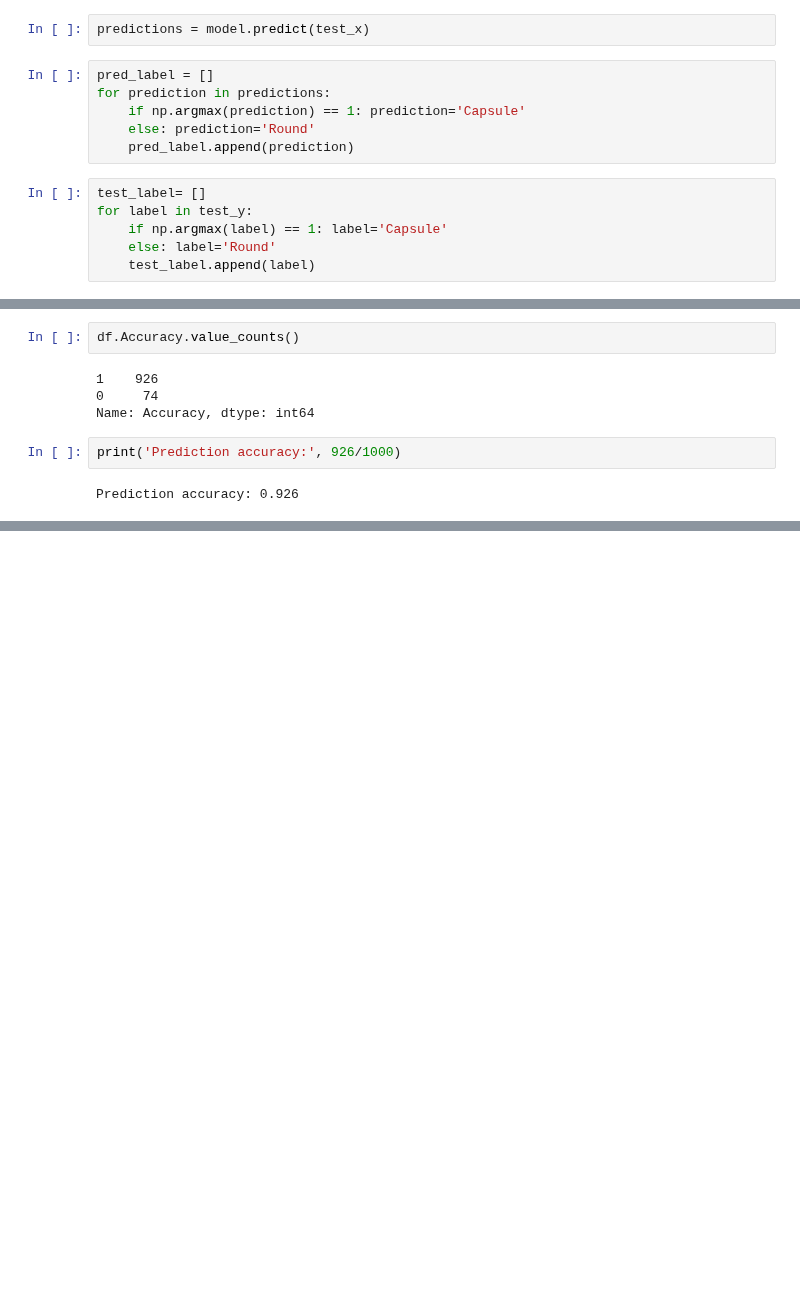
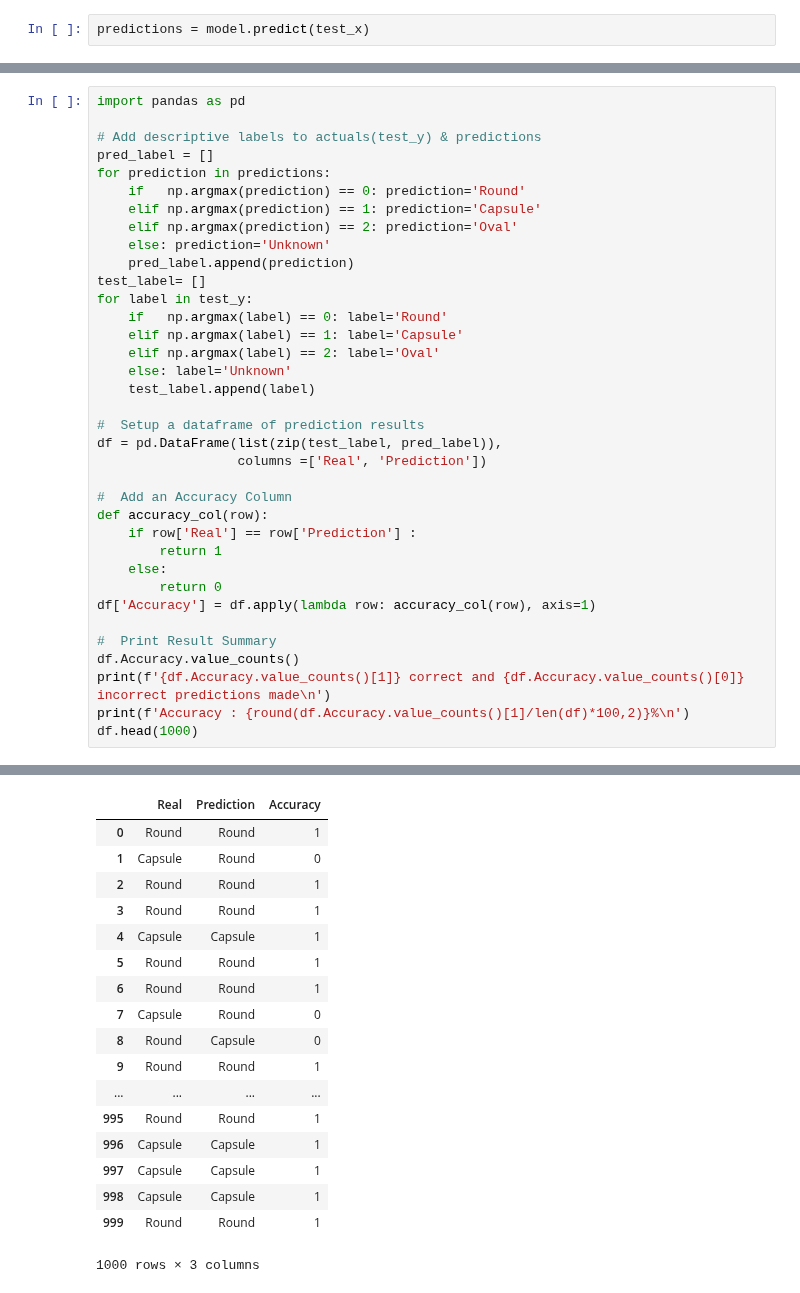
Before and after one commit to labs12-rxid/DS, a Jupyter notebook: rxid-shape-model.ipynb, the cells around one changed output, grey strips where cells are left out. Cells and saved outputs as stored; diff of their text form; blank space fills up the shorter version.

```diff
--- a/rxid-shape-model.ipynb
+++ b/rxid-shape-model.ipynb
@@ -252,14 +237,2 @@ plt.show()
 # %%
 predictions = model.predict(test_x)
-# %%
-pred_label = []
-for prediction in predictions:
-    if np.argmax(prediction) == 1: prediction='Capsule'
-    else: prediction='Round'
-    pred_label.append(prediction)
-# %%
-test_label= []
-for label in test_y:
-    if np.argmax(label) == 1: label='Capsule'
-    else: label='Round'
-    test_label.append(label)
@@ -287,10 +239,37 @@ df.head()
-# %%
-df.Accuracy.value_counts()
-# %% [output]
-1    926
-0     74
-Name: Accuracy, dtype: int64
-# %%
-print('Prediction accuracy:', 926/1000)
-# %% [output]
-Prediction accuracy: 0.926
+# %%
+import pandas as pd
+
+# Add descriptive labels to actuals(test_y) & predictions
+pred_label = []
+for prediction in predictions:
+    if   np.argmax(prediction) == 0: prediction='Round'
+    elif np.argmax(prediction) == 1: prediction='Capsule'
+    elif np.argmax(prediction) == 2: prediction='Oval'
+    else: prediction='Unknown'
+    pred_label.append(prediction)
+test_label= []
+for label in test_y:
+    if   np.argmax(label) == 0: label='Round'
+    elif np.argmax(label) == 1: label='Capsule'
+    elif np.argmax(label) == 2: label='Oval'
+    else: label='Unknown'
+    test_label.append(label)
+
+#  Setup a dataframe of prediction results
+df = pd.DataFrame(list(zip(test_label, pred_label)),
+                  columns =['Real', 'Prediction'])
+
+#  Add an Accuracy Column
+def accuracy_col(row):
+    if row['Real'] == row['Prediction'] :
+        return 1
+    else:
+        return 0
+df['Accuracy'] = df.apply(lambda row: accuracy_col(row), axis=1)
+
+#  Print Result Summary
+df.Accuracy.value_counts()
+print(f'{df.Accuracy.value_counts()[1]} correct and {df.Accuracy.value_counts()[0]} incorrect predictions made\n')
+print(f'Accuracy : {round(df.Accuracy.value_counts()[1]/len(df)*100,2)}%\n')
+df.head(1000)
+# %% [output]
@@ -296,0 +279,18 @@ Prediction accuracy: 0.926
+|  | Real | Prediction | Accuracy |
+| 0 | Round | Round | 1 |
+| 1 | Capsule | Round | 0 |
+| 2 | Round | Round | 1 |
+| 3 | Round | Round | 1 |
+| 4 | Capsule | Capsule | 1 |
+| 5 | Round | Round | 1 |
+| 6 | Round | Round | 1 |
+| 7 | Capsule | Round | 0 |
+| 8 | Round | Capsule | 0 |
+| 9 | Round | Round | 1 |
+| ... | ... | ... | ... |
+| 995 | Round | Round | 1 |
+| 996 | Capsule | Capsule | 1 |
+| 997 | Capsule | Capsule | 1 |
+| 998 | Capsule | Capsule | 1 |
+| 999 | Round | Round | 1 |
+1000 rows × 3 columns
```
Also changed, not shown: parts of 38 cells of this notebook, 1 other file.
